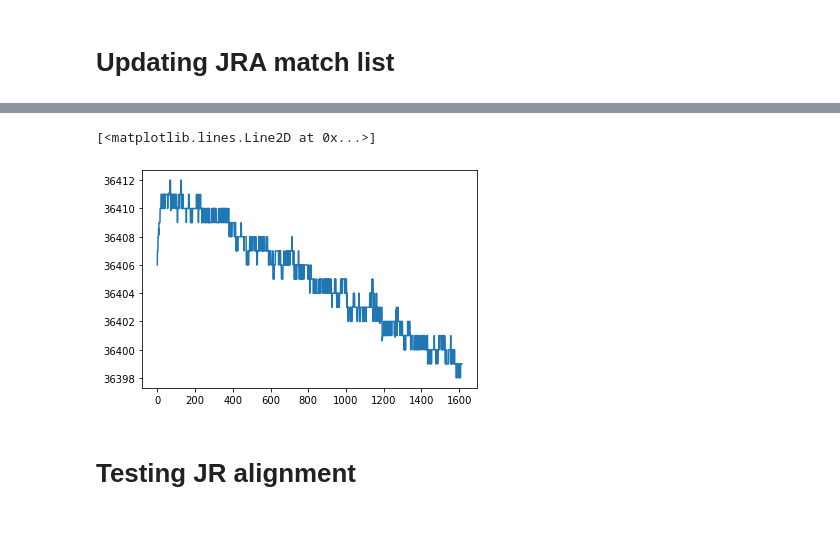
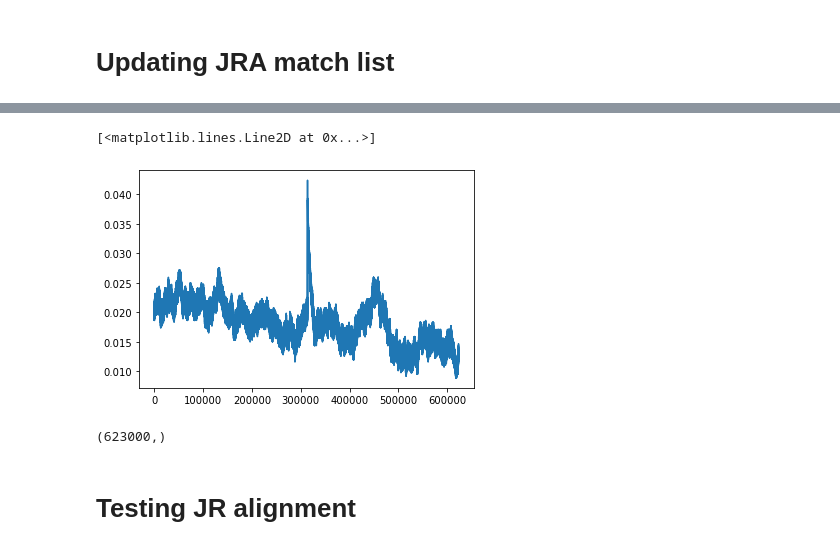
Before and after one commit to BelCorentin/neurospin-petit-prince, a Jupyter notebook: decoding/ntbk/auditory_clean.ipynb, the cells around one changed output, grey strips where cells are left out. Saved outputs shown, nothing was run; the diff lists cells and outputs as text; code cells hidden in the pictures.

```diff
--- a/decoding/ntbk/auditory_clean.ipynb
+++ b/decoding/ntbk/auditory_clean.ipynb
@@ -104,7 +168,7 @@ import numpy as np
 import pandas as pd
 
 run_id = '01'
-subject = '44'
+subject = '1'
 
 path = Path("/media/co/T7/workspace-LPP/data/MEG/LPP/PallierListen2023/download")
 
@@ -256,11 +339,14 @@ plt.show(block=True)
-# %%
-# Plotting the difference between matched metadata times and MEG triggers
-import matplotlib.pyplot as plt
-import numpy as np
-plt.plot(np.array(seq0) - np.array(seq1))
-# %% [output]
-[<matplotlib.lines.Line2D at 0x...>]
-[figure, removed]
+# %%
+import matplotlib.pyplot as plt
+data_wav = raw.pick_channels(['MISC004']).get_data()
+plt.plot(data_wav[0])
+# %% [output]
+[<matplotlib.lines.Line2D at 0x...>]
+[figure, added]
+# %%
+data_wav[0].shape
+# %% [output]
+(623000,)
 # %%
 import matplotlib
 matplotlib.use('Qt5Agg')
```
Also changed, not shown: parts of 9 cells of this notebook, 1 other file.
